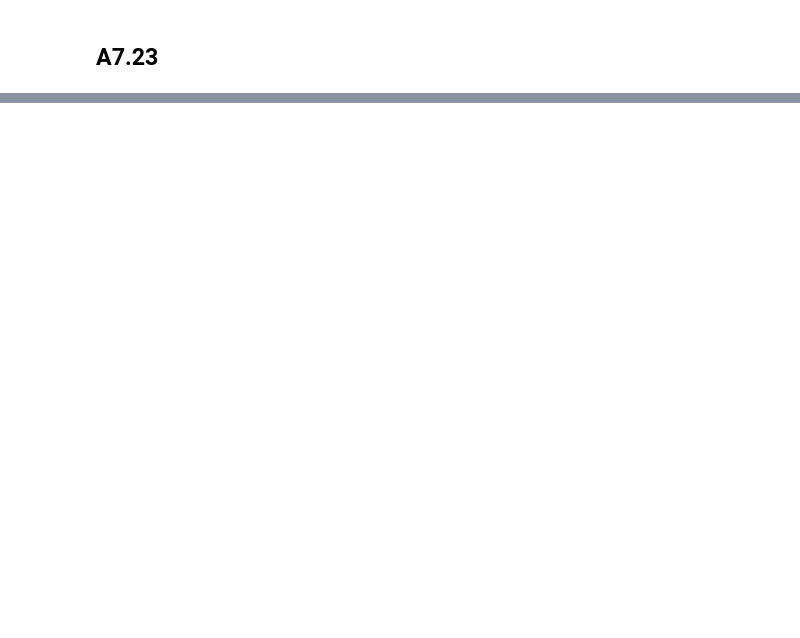
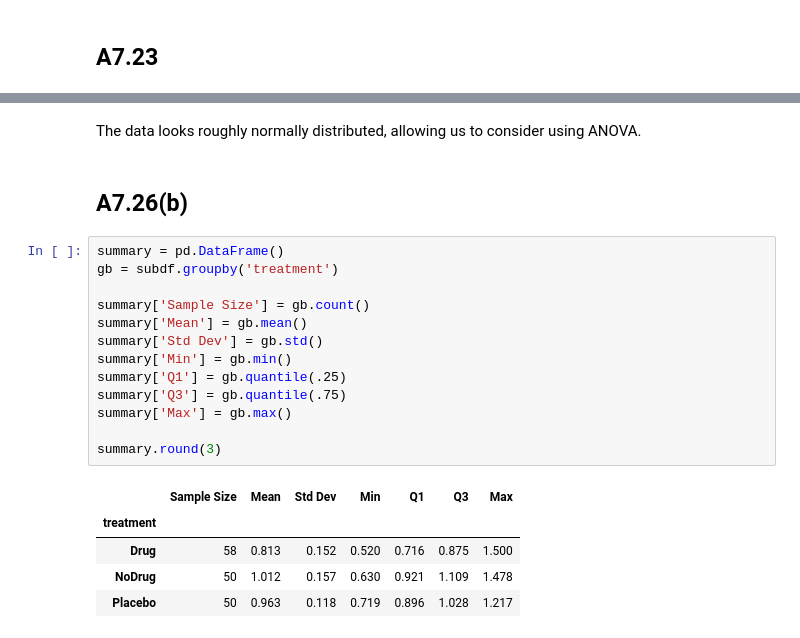
Before and after one commit to jmsdao/intro-biostats-solutions, a Jupyter notebook: Chapter07.ipynb, the cells around one changed output, grey strips where cells are left out. Drawn from its saved outputs; the diff is of its cells as text; blank space fills up the shorter version.

```diff
--- a/Chapter07.ipynb
+++ b/Chapter07.ipynb
@@ -687,0 +715,23 @@ comparisons adjustment approach, and test all pairwise comparisons.
+# %% [markdown]
+The data looks roughly normally distributed, allowing us to consider using ANOVA.
+# %% [markdown]
+## A7.26(b)
+# %%
+summary = pd.DataFrame()
+gb = subdf.groupby('treatment')
+
+summary['Sample Size'] = gb.count()
+summary['Mean'] = gb.mean()
+summary['Std Dev'] = gb.std()
+summary['Min'] = gb.min()
+summary['Q1'] = gb.quantile(.25)
+summary['Q3'] = gb.quantile(.75)
+summary['Max'] = gb.max()
+
+summary.round(3)
+# %% [output]
+|  | Sample Size | Mean | Std Dev | Min | Q1 | Q3 | Max |
+| treatment |  |  |  |  |  |  |  |
+| Drug | 58 | 0.813 | 0.152 | 0.520 | 0.716 | 0.875 | 1.500 |
+| NoDrug | 50 | 1.012 | 0.157 | 0.630 | 0.921 | 1.109 | 1.478 |
+| Placebo | 50 | 0.963 | 0.118 | 0.719 | 0.896 | 1.028 | 1.217 |
```
Also changed, not shown: parts of 17 cells of this notebook, 7 other files.
